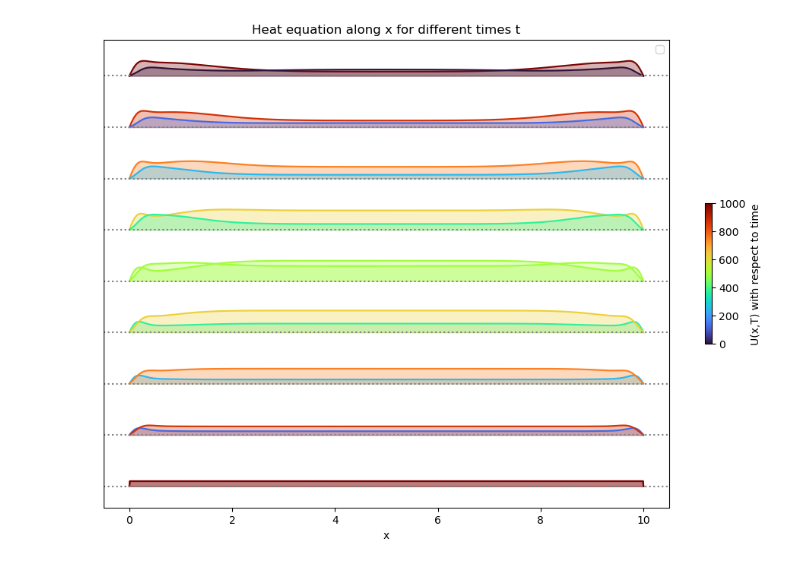
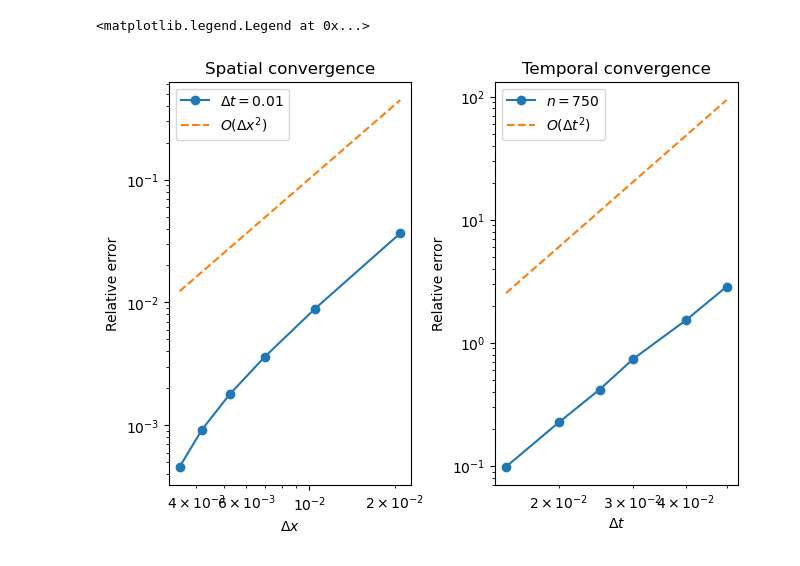
Before and after one commit to DallasForgy/AE370-Group-Project-2, a Jupyter notebook: AE 370 Group Project 2.ipynb, the cells around one changed output. Saved outputs shown, nothing was run; the diff lists cells and outputs as text; code cells hidden in the pictures.

```diff
--- a/AE 370 Group Project 2.ipynb
+++ b/AE 370 Group Project 2.ipynb
@@ -95,33 +169,19 @@ U, Nt, x_points = solve_lotka_volterra_IBVP(1, 0.5, 0.5, 1, 10, 0.01, 0.01, 100,
 # %%
-t_vals = np.linspace(0, 1000, Nt)
-
-U = np.asarray(U)
-Nt = U.shape[0]
-plt.figure(figsize=(12,8))
-colors = mpl.cm.turbo_r(np.linspace(0, 1, Nt))
-offset = 1.25
-ticks = []
-for k in range(0, Nt, 1250):
-    spacer = offset*k/625
-    t = t_vals[k]
-    u_num, v_num = U[k]
-    u_num = u_num/4 + spacer
-    v_num = v_num/4 + spacer
-    plt.plot(x_points, u_num, color = colors[-k])
-    plt.fill_between(x_points, u_num, spacer, color=colors[-k], alpha=0.3)
-    plt.plot(x_points, v_num, color = colors[k])
-    plt.fill_between(x_points, v_num, spacer, color=colors[k], alpha=0.3)
-    plt.axhline(spacer, color='grey', linestyle=':')
-    ticks.append(spacer)
-plt.xlabel("x")
-ax = plt.gca(); ax.yaxis.set_visible(False)
-plt.title("Heat equation along x for different times t")
-cmap = mpl.cm.turbo
-norm = mpl.colors.Normalize(vmin=t_vals.min(), vmax=t_vals.max())
-sm = mpl.cm.ScalarMappable(norm=norm, cmap=cmap)
-sm.set_array([])
-plt.colorbar(sm, ax=ax, label="U(x,T) with respect to time", shrink=0.3)
-plt.legend()
-plt.show()
+fig, ax = plt.subplots(1, 2, constrained_layout=True)
+n_plot = np.array(n_plot)
+dt_plot = np.array(dt_plot)
+ax[0].loglog(np.pi/n_plot, n_errors[:6], 'o-', label='$\Delta t = 0.01$')
+ax[0].loglog(np.pi/n_plot, (100/n_plot)**2, '--', label='$O(\Delta x^2)$')
+ax[0].set_xlabel('$\Delta x$')
+ax[0].set_ylabel('Relative error')
+ax[0].set_title('Spatial convergence')
+ax[1].loglog(dt_plot, n_errors[6:], 'o-', label='$n=750$')
+ax[1].loglog(dt_plot, 750000*dt_plot**3, '--', label='$O(\Delta t^2)$')
+ax[1].set_xlabel('$\Delta t$')
+ax[1].set_ylabel('Relative error')
+ax[1].set_title('Temporal convergence')
+ax[0].legend()
+ax[1].legend()
 # %% [output]
+<matplotlib.legend.Legend at 0x...>
-[figure, old version]
+[figure, new version]
```
Also changed, not shown: parts of 3 cells of this notebook.
